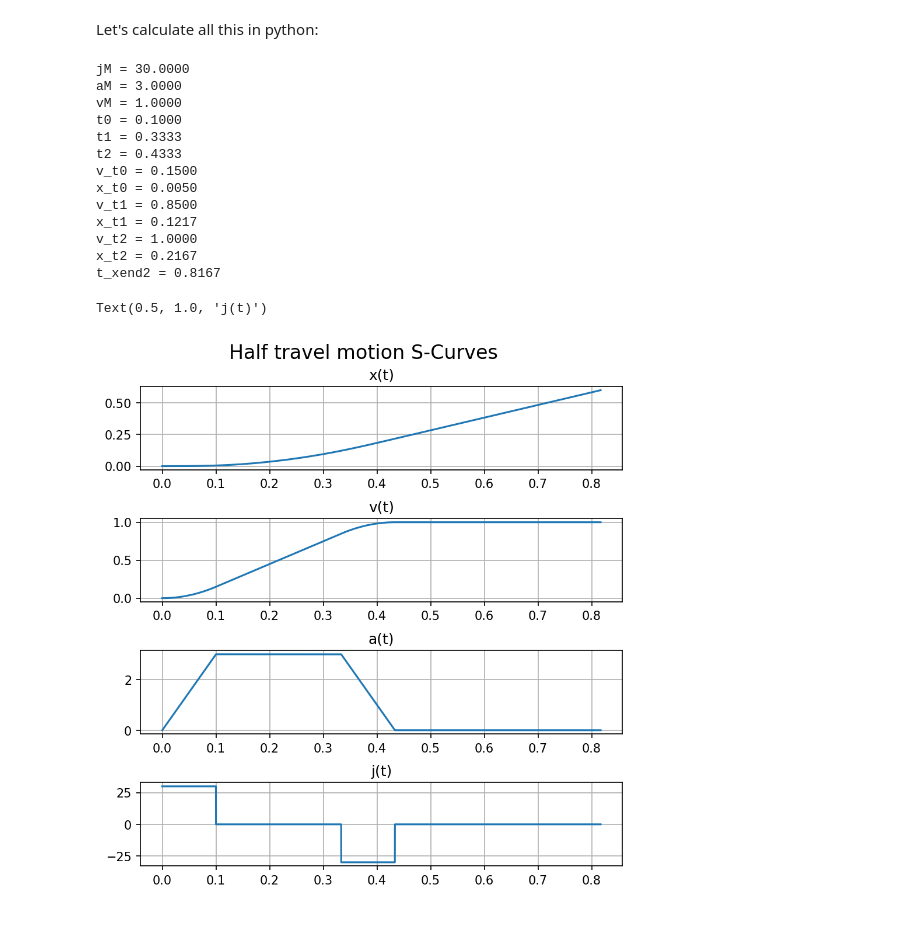
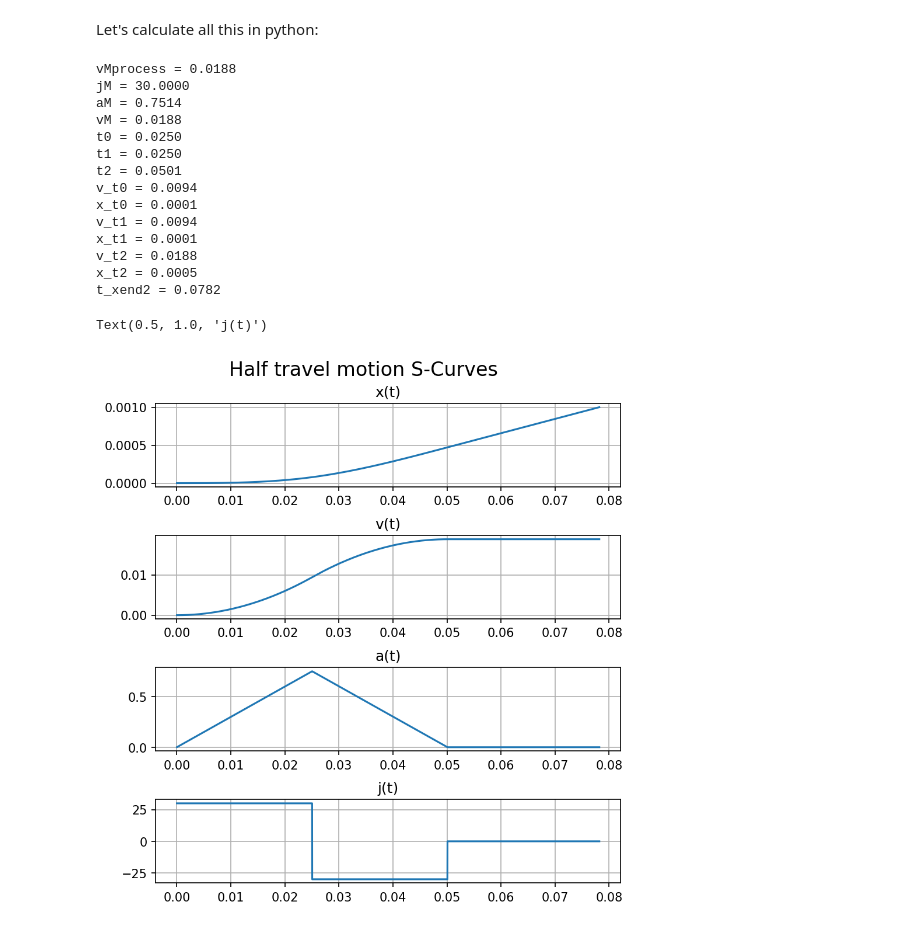
Before and after one commit to papyDoctor/S-Curve-Motion-Calculation, a Jupyter notebook: S-Curve motion.ipynb, the cells around one changed output. Cells and saved outputs as stored; diff of their text form; code cells hidden in the pictures.

```diff
--- a/S-Curve motion.ipynb
+++ b/S-Curve motion.ipynb
@@ -183,7 +185,7 @@ aM = 3     # m/s^2
 vM = 1  # m/s
 
 startX = 0
-endX2 = 0.6
+endX2 = 0.001
 
 ########################################################
 ############### Calculations
@@ -292,43 +294,44 @@ while(t < endtime):
         vv.append(vM)
         xx.append(vM*(t-t2) + xt2)
 
 fig = plt.figure(constrained_layout=True)
 fig.suptitle('Half travel motion S-Curves', fontsize=16, y=1.04)
 gs = fig.add_gridspec(4, 1)
 
 f_ax1 = fig.add_subplot(gs[0, 0])
 f_ax2 = fig.add_subplot(gs[1, 0])
 f_ax3 = fig.add_subplot(gs[2, 0])
 f_ax4 = fig.add_subplot(gs[3, 0])
 
 f_ax1.grid(True)
 f_ax1.plot(time, xx)
 f_ax1.set_title('x(t)')
 
 f_ax2.grid(True)
 f_ax2.plot(time, vv)
 f_ax2.set_title('v(t)')
 
 f_ax3.grid(True)
 f_ax3.plot(time, aa)
 f_ax3.set_title('a(t)')
 
 f_ax4.grid(True)
 f_ax4.plot(time, jj)
 f_ax4.set_title('j(t)')
 # %% [output]
+vMprocess = 0.0188
 jM = 30.0000
-aM = 3.0000
-vM = 1.0000
-t0 = 0.1000
-t1 = 0.3333
-t2 = 0.4333
-v_t0 = 0.1500
-x_t0 = 0.0050
-v_t1 = 0.8500
-x_t1 = 0.1217
-v_t2 = 1.0000
-x_t2 = 0.2167
-t_xend2 = 0.8167
+aM = 0.7514
+vM = 0.0188
+t0 = 0.0250
+t1 = 0.0250
+t2 = 0.0501
+v_t0 = 0.0094
+x_t0 = 0.0001
+v_t1 = 0.0094
+x_t1 = 0.0001
+v_t2 = 0.0188
+x_t2 = 0.0005
+t_xend2 = 0.0782
 Text(0.5, 1.0, 'j(t)')
-[figure, old version]
+[figure, new version]
```
Also changed, not shown: parts of 1 cell of this notebook, 1 other file.
